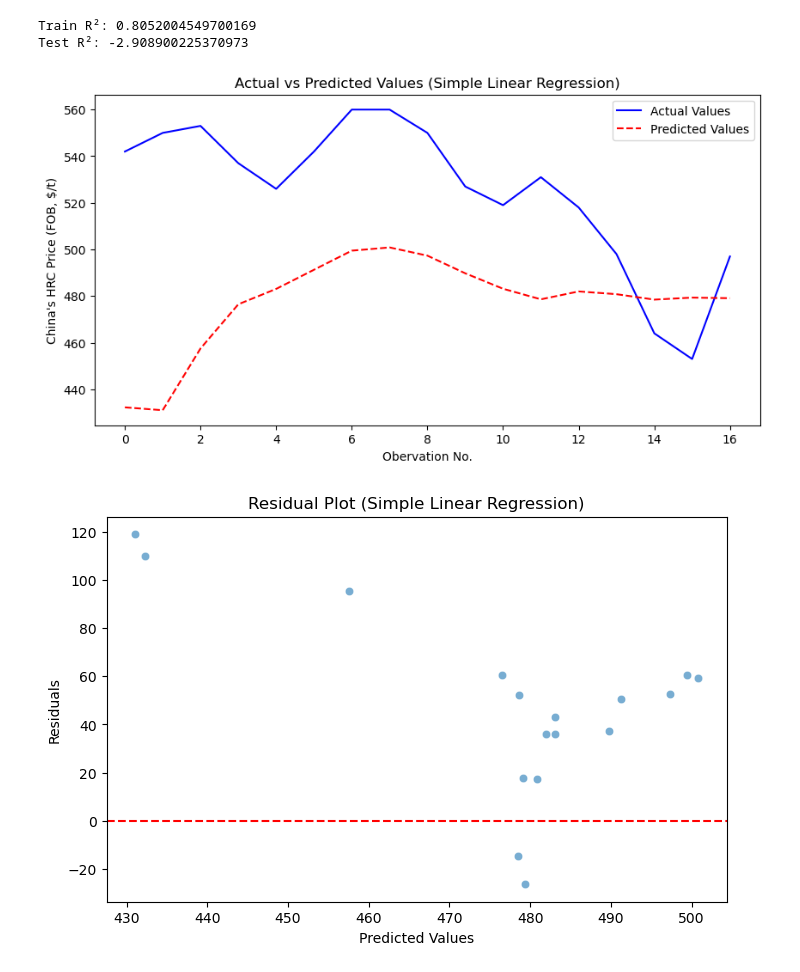
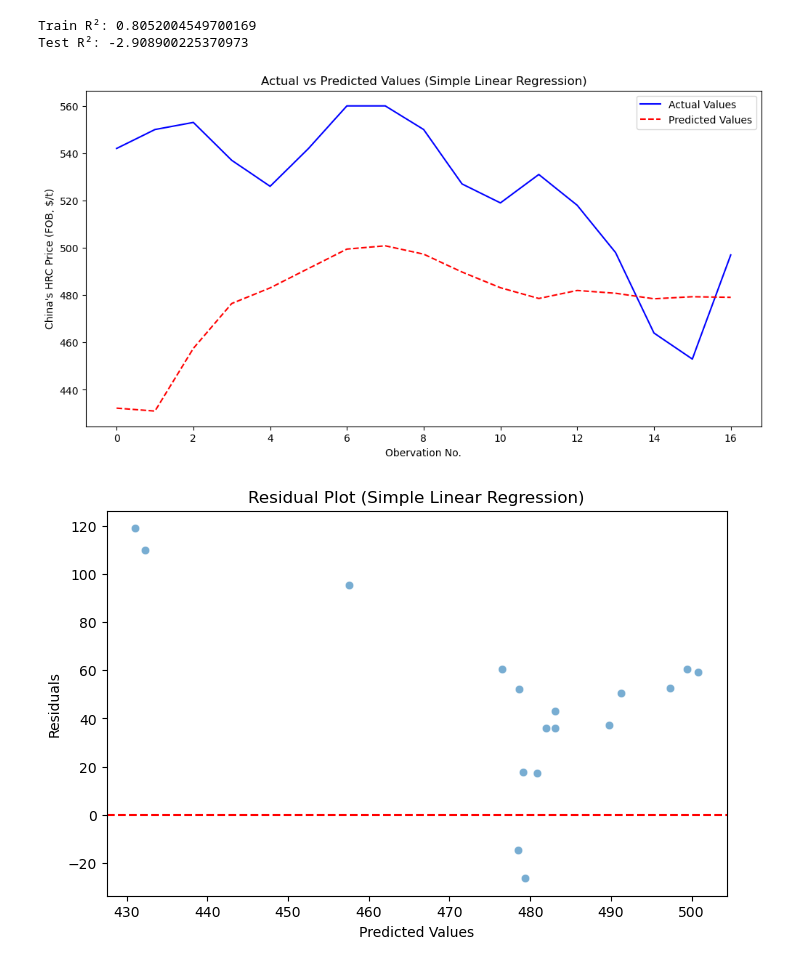
Before and after one commit to nguyenhpnguyen/BT4103-Business-Analytics-Capstone-Project, a Jupyter notebook: notebook/04_multiple_regression.ipynb, the cells around one changed output. Cells and saved outputs as stored; diff of their text form; code cells hidden in the pictures.

```diff
--- a/notebook/04_multiple_regression.ipynb
+++ b/notebook/04_multiple_regression.ipynb
@@ -93,8 +88,7 @@ Intercept:  -2501.6426629754687
  ('Air Conditioner (y-o-y)', -53.22574151857871)]
 # %%
 # Reading var testset predictions
-file_path_var_testset = '../data/final/var_testset.csv'
-var_testset = pd.read_csv(file_path_var_testset)
+var_testset = pd.read_csv('../data/final/var_testset.csv')
 
 X_vartest = var_testset[['Iron Ore (CFR, $/t)_forecast', 'HCC (Aus FOB, $/t)_forecast',
          'Domestic Scrap (DDP Jiangsu incl. VAT $/t)_forecast',
@@ -142,15 +138,17 @@ Test R²: -2.908900225370973
 # %%
-plt.figure(figsize=(10, 5))
+# TODO: modify plot to use same format as that for the VAR model, x axis using date
+
+plt.figure(figsize=(12, 6))
 plt.plot(np.arange(len(y_test)), y_test, label="Actual Values", color="blue")
 plt.plot(np.arange(len(y_pred)), y_pred, label="Predicted Values", color="red", linestyle="dashed")
 
 plt.xlabel("Obervation No.")
 plt.ylabel("China's HRC Price (FOB, $/t)")
 plt.title("Actual vs Predicted Values (Simple Linear Regression)")
 plt.legend()
 plt.show()
 # %% [output]
-[figure, old version]
+[figure, new version]
 # %%
 residuals = y_test - y_pred  # Compute residuals
 
```
Also changed, not shown: parts of 23 cells of this notebook, 6 other files.
